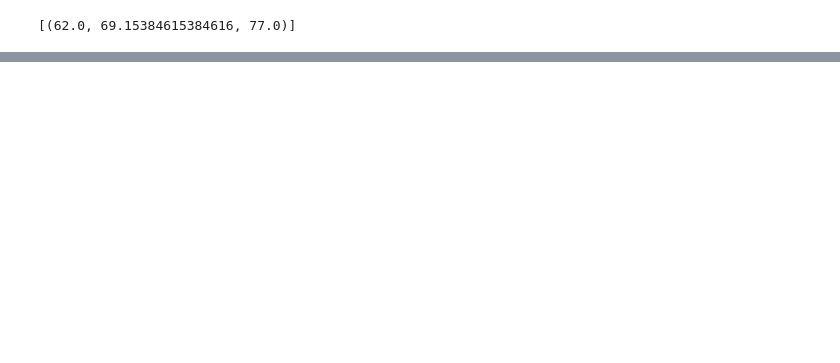
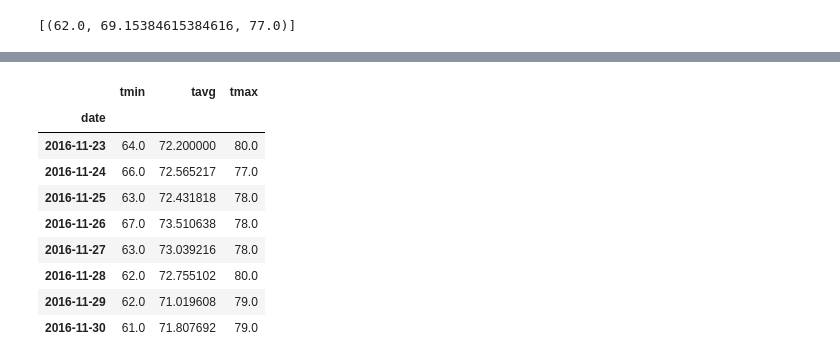
Before and after one commit to ushaakumaar/SQLAlchemy-Hawaii-Climate-Analysis, a Jupyter notebook: climate_analysis.ipynb, the cells around one changed output, grey strips where cells are left out. Cells and saved outputs as stored; diff of their text form; code cells hidden in the pictures; blank space fills up the shorter version.

```diff
--- a/climate_analysis.ipynb
+++ b/climate_analysis.ipynb
@@ -280,2 +348,17 @@ daily_normals("01-01")
 # %%
 # Load the previous query results into a Pandas DataFrame and add the `trip_dates` range as the `date` index
+daily_normals_df = pd.DataFrame(normals, columns=['tmin', 'tavg', 'tmax'])
+daily_normals_df["date"] = date_range
+daily_normals_df.set_index('date', inplace=True)
+daily_normals_df
+# %% [output]
+|  | tmin | tavg | tmax |
+| date |  |  |  |
+| 2016-11-23 | 64.0 | 72.200000 | 80.0 |
+| 2016-11-24 | 66.0 | 72.565217 | 77.0 |
+| 2016-11-25 | 63.0 | 72.431818 | 78.0 |
+| 2016-11-26 | 67.0 | 73.510638 | 78.0 |
+| 2016-11-27 | 63.0 | 73.039216 | 78.0 |
+| 2016-11-28 | 62.0 | 72.755102 | 80.0 |
+| 2016-11-29 | 62.0 | 71.019608 | 79.0 |
+| 2016-11-30 | 61.0 | 71.807692 | 79.0 |
```
Also changed, not shown: parts of 5 cells of this notebook.
